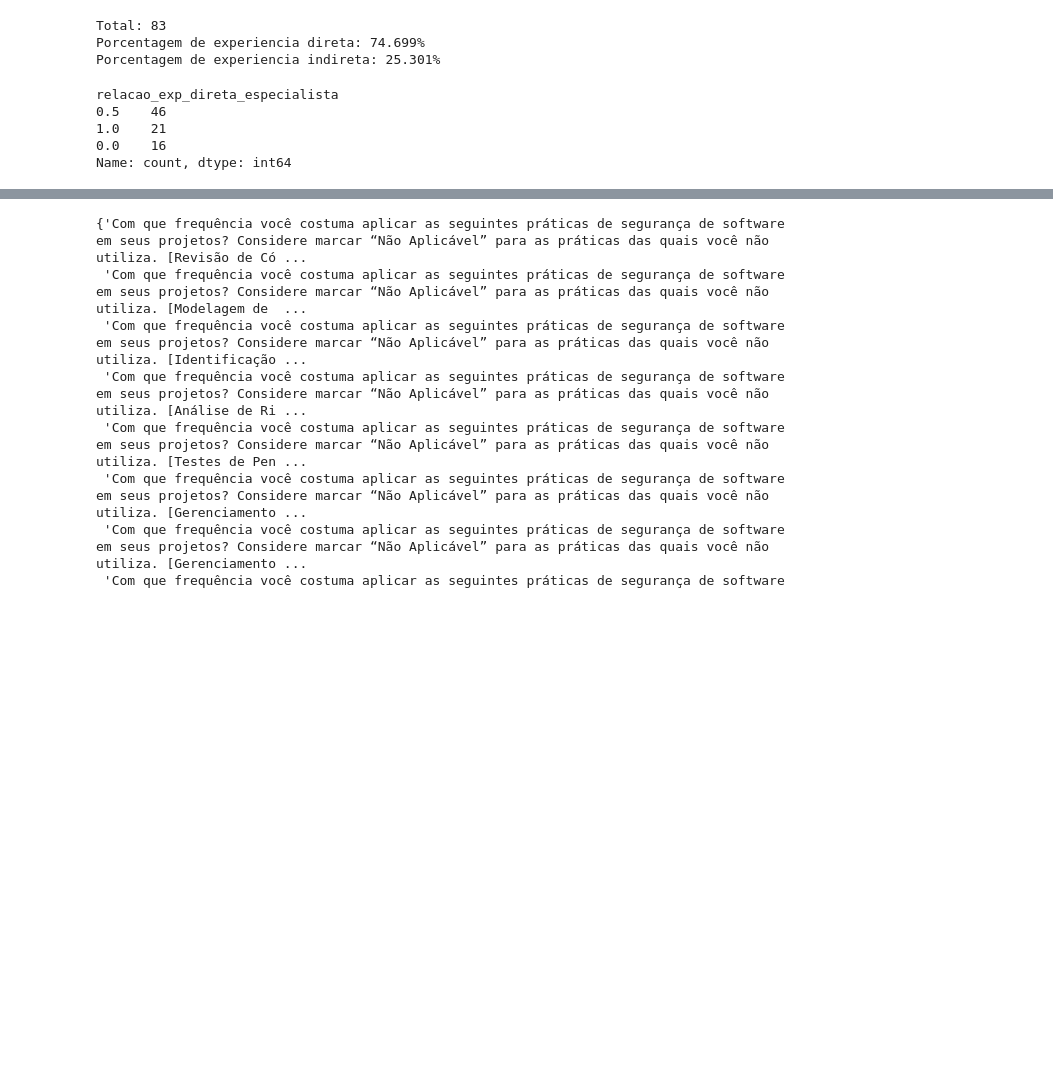
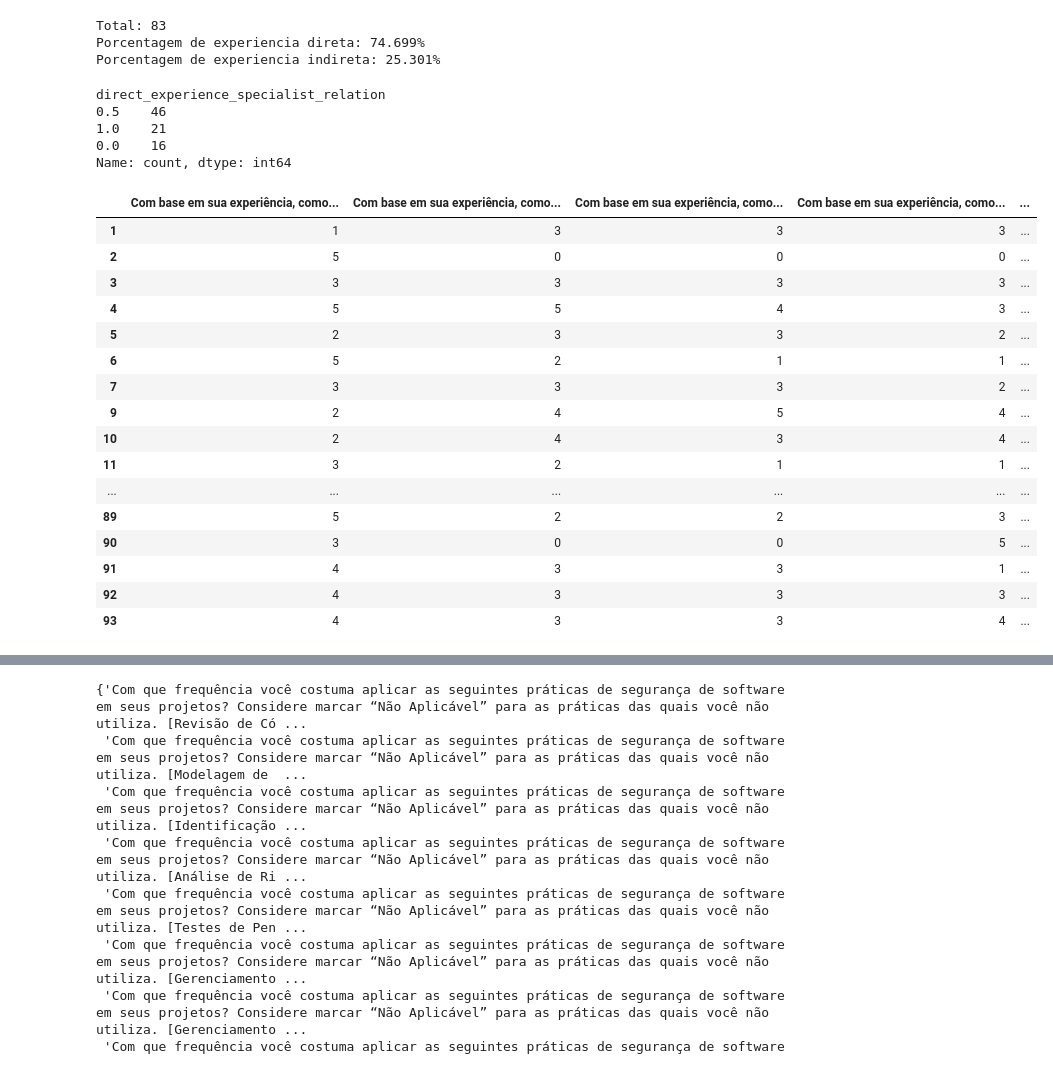
Before and after one commit to reset-ufc/appsec-practices-characterization-survey, a Jupyter notebook: RQ1.ipynb, the cells around one changed output, grey strips where cells are left out. Saved outputs shown, nothing was run; the diff lists cells and outputs as text; code cells hidden in the pictures; blank space fills up the shorter version.

```diff
--- a/RQ1.ipynb
+++ b/RQ1.ipynb
@@ -747,9 +747,9 @@ Total: 83
 Porcentagem de experiencia direta: 74.699%
 Porcentagem de experiencia indireta: 25.301%
 # %%
-df['relacao_exp_direta_especialista'].value_counts()
+df['direct_experience_specialist_relation'].value_counts()
 # %% [output]
-relacao_exp_direta_especialista
+direct_experience_specialist_relation
 0.5    46
 1.0    21
 0.0    16
@@ -759,6 +759,26 @@ df_frequency = df[frequency_cols].copy()
 df_ease_of_use = df[ease_of_use_cols].copy()
 df_effectiveness = df[effectiveness_cols].copy()
 df_essentiality = df[essentiality_cols].copy()
+# %%
+df_ease_of_use
+# %% [output]
+|  | Com base em sua experiência, como... | Com base em sua experiência, como... | Com base em sua experiência, como... | Com base em sua experiência, como... | ... |
+| 1 | 1 | 3 | 3 | 3 | ... |
+| 2 | 5 | 0 | 0 | 0 | ... |
+| 3 | 3 | 3 | 3 | 3 | ... |
+| 4 | 5 | 5 | 4 | 3 | ... |
+| 5 | 2 | 3 | 3 | 2 | ... |
+| 6 | 5 | 2 | 1 | 1 | ... |
+| 7 | 3 | 3 | 3 | 2 | ... |
+| 9 | 2 | 4 | 5 | 4 | ... |
+| 10 | 2 | 4 | 3 | 4 | ... |
+| 11 | 3 | 2 | 1 | 1 | ... |
+| ... | ... | ... | ... | ... | ... |
+| 89 | 5 | 2 | 2 | 3 | ... |
+| 90 | 3 | 0 | 0 | 5 | ... |
+| 91 | 4 | 3 | 3 | 1 | ... |
+| 92 | 4 | 3 | 3 | 3 | ... |
+| 93 | 4 | 3 | 3 | 4 | ... |
 # %%
 education_level = df['Qual é o seu nível de educação formal concluída?']
 dev_experience_years = df['Quantos anos de experiência você tem em funções relacionadas ao desenvolvimento de software ou TI?']
```
Also changed, not shown: parts of 8 cells of this notebook, 7 other files.
